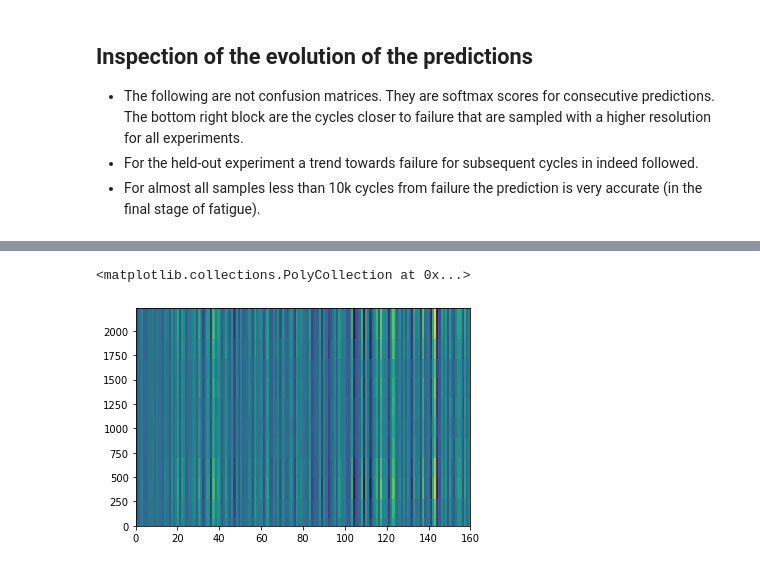
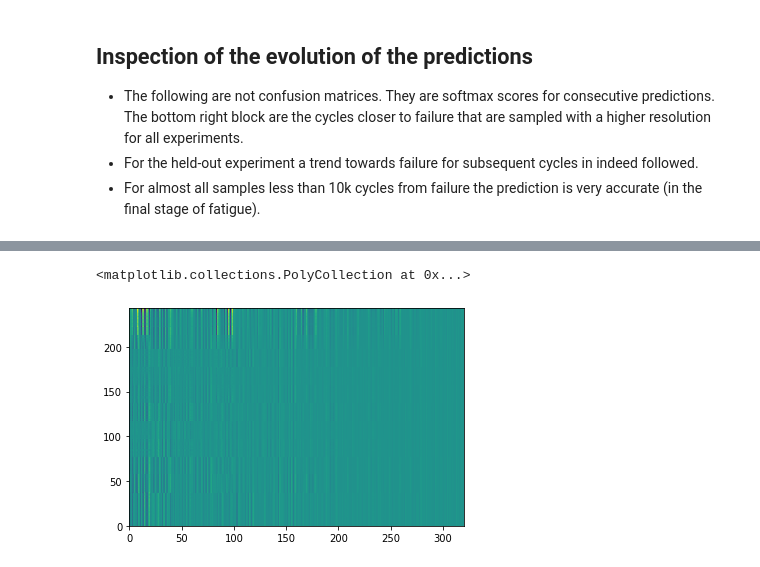
Before and after one commit to mylonasc/deep-rul-models, a Jupyter notebook: 2019-12-13_ReImplementDenseNet.ipynb, the cells around one changed output, grey strips where cells are left out. Drawn from its saved outputs; the diff is of its cells as text; code cells hidden in the pictures.

```diff
--- a/2019-12-13_ReImplementDenseNet.ipynb
+++ b/2019-12-13_ReImplementDenseNet.ipynb
@@ -465,8 +1125,8 @@ pplot.colorbar()
 # %%
-pplot.pcolor(np.mean(ii,1))
+pplot.pcolor(np.mean(ii2,1))
 # %% [output]
 <matplotlib.collections.PolyCollection at 0x...>
-[figure, old version]
+[figure, new version]
 # %%
 yhat = model.predict(Xtest, batch_size=100)[1]
 crange = 10000
```
Also changed, not shown: parts of 71 cells of this notebook, 6 other files.
